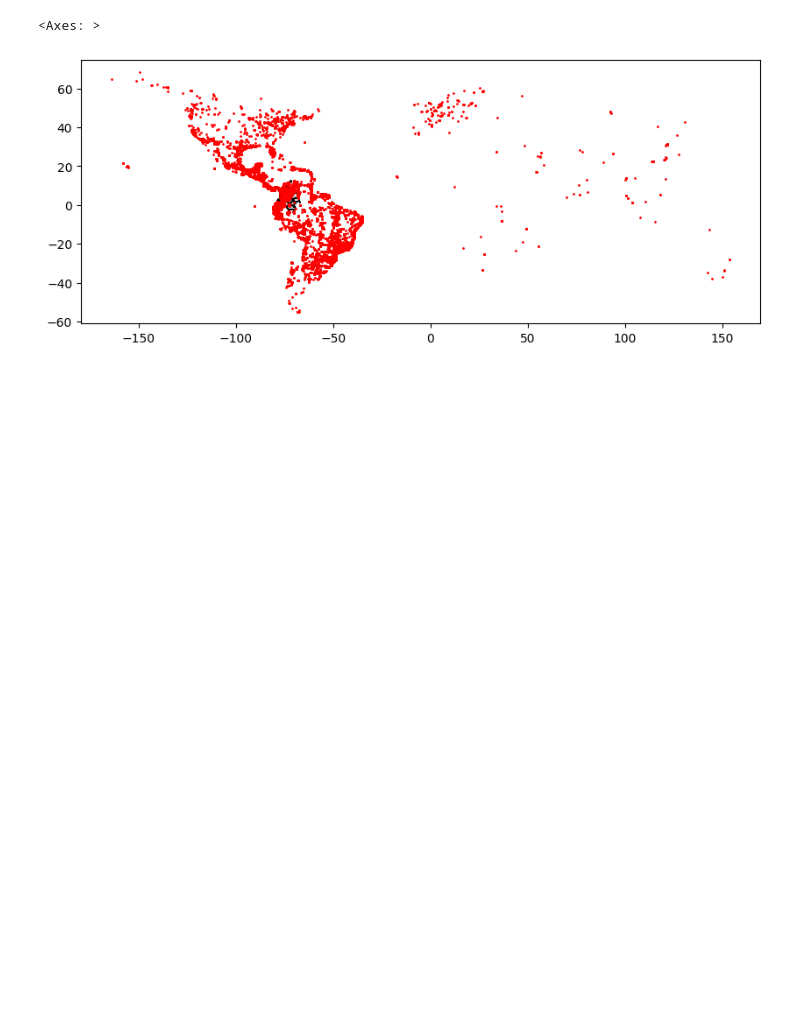
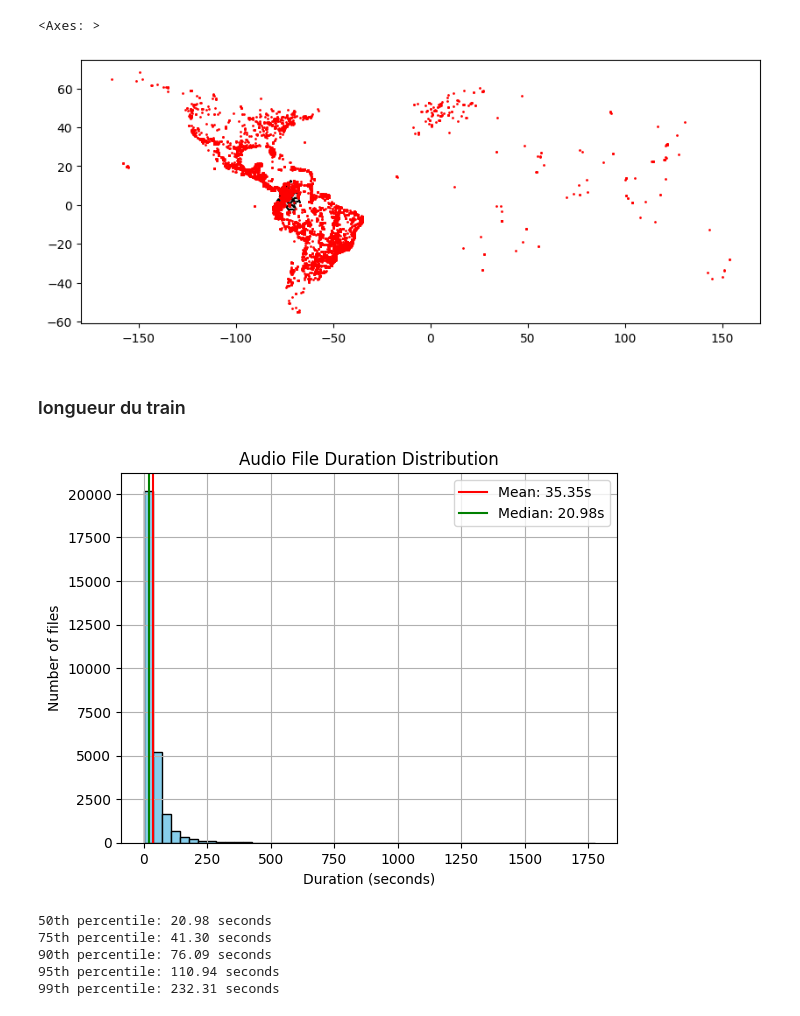
Before and after one commit to EnJag/BirdCLEF_2025, a Jupyter notebook: notebooks/data_analysis.ipynb, the cells around one changed output. Drawn from its saved outputs; the diff is of its cells as text; code cells hidden in the pictures; blank space fills up the shorter version.

```diff
--- a/notebooks/data_analysis.ipynb
+++ b/notebooks/data_analysis.ipynb
@@ -231,3 +241,47 @@ meta_train_gdf.plot(ax=ax, marker='o', color='red', markersize=1)
 # %% [output]
 <Axes: >
 [figure]
+# %% [markdown]
+### longueur du train
+# %%
+import os
+import librosa
+import matplotlib.pyplot as plt
+import numpy as np
+
+SAMPLE_RATE = 16000
+
+durations = []
+
+# 1. Collect durations of all audio files
+for folder in os.listdir(DATA_DIR):
+    for filename in os.listdir(os.path.join(DATA_DIR, folder)):
+        if filename.endswith(".ogg"):
+            filepath = os.path.join(DATA_DIR, folder, filename)
+            try:
+                y, sr = librosa.load(filepath, sr=SAMPLE_RATE)
+                durations.append(len(y) / sr)
+            except Exception as e:
+                print(f"Error loading {filename}: {e}")
+
+# 2. Plot duration distribution
+plt.hist(durations, bins=50, color='skyblue', edgecolor='black')
+plt.axvline(np.mean(durations), color='red', label=f'Mean: {np.mean(durations):.2f}s')
+plt.axvline(np.median(durations), color='green', label=f'Median: {np.median(durations):.2f}s')
+plt.xlabel("Duration (seconds)")
+plt.ylabel("Number of files")
+plt.title("Audio File Duration Distribution")
+plt.legend()
+plt.grid(True)
+plt.show()
+
+# 3. Print percentiles to guide FIXED_LENGTH_SECONDS choice
+for p in [50, 75, 90, 95, 99]:
+    print(f"{p}th percentile: {np.percentile(durations, p):.2f} seconds")
+# %% [output]
+[figure, added]
+50th percentile: 20.98 seconds
+75th percentile: 41.30 seconds
+90th percentile: 76.09 seconds
+95th percentile: 110.94 seconds
+99th percentile: 232.31 seconds
```
Also changed, not shown: parts of 4 cells of this notebook, 12 other files.
